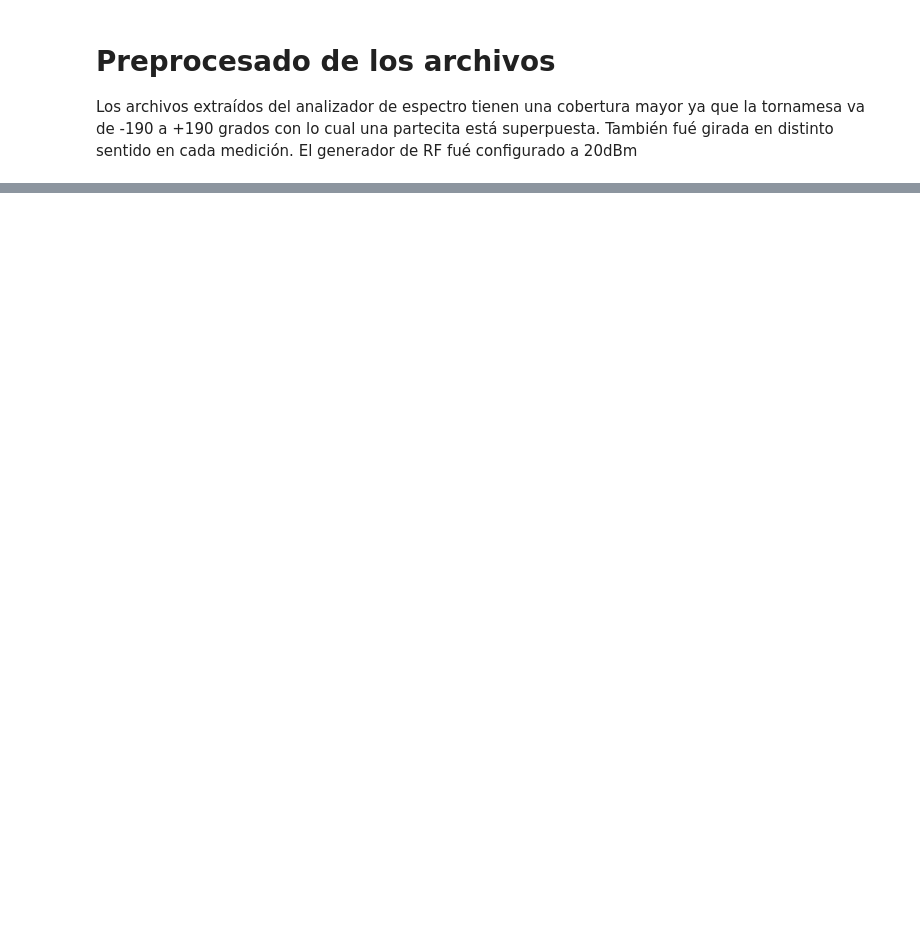
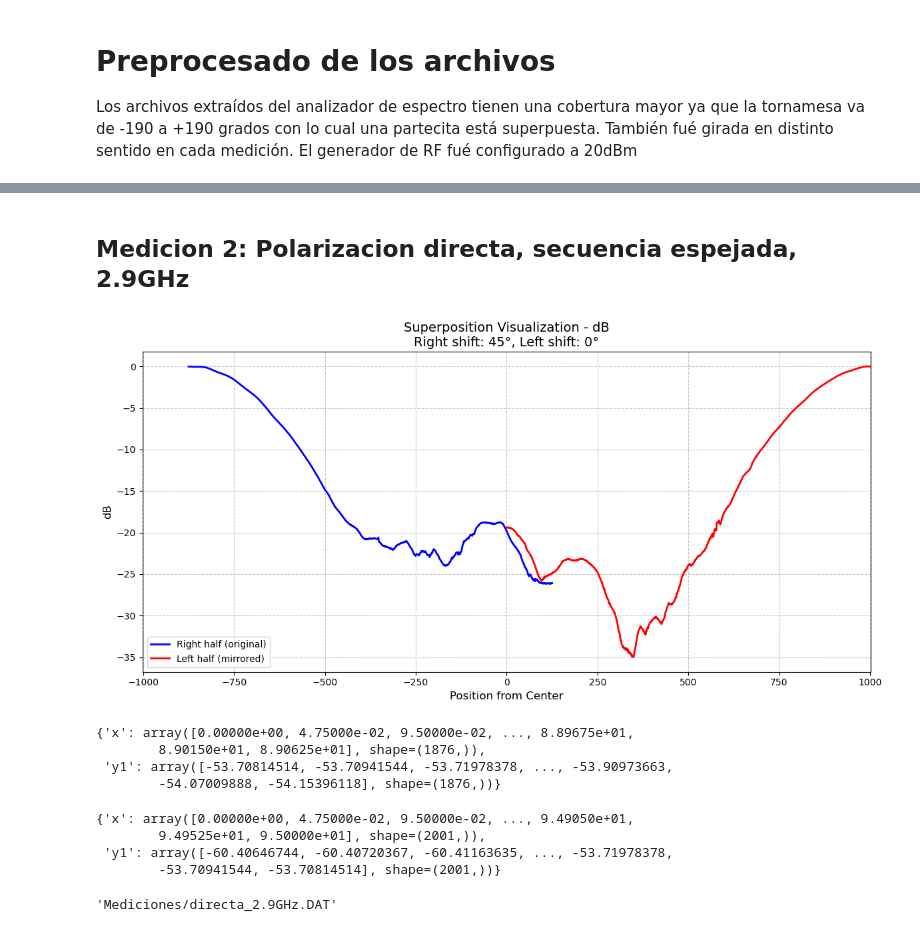
Before and after one commit to SimonAulet/antenas_lab2, a Jupyter notebook: Preprocesado.ipynb, the cells around one changed output, grey strips where cells are left out. Cells and saved outputs as stored; diff of their text form; code cells hidden in the pictures; blank space fills up the shorter version.

```diff
--- a/Preprocesado.ipynb
+++ b/Preprocesado.ipynb
@@ -143,0 +47,20 @@ Voy a superponer dos gráficos para calcular la ganancia
+# %% [markdown]
+## Medicion 2: Polarizacion directa, secuencia espejada, 2.9GHz
+# %%
+crop_data_2 = medicion_2.plot_superposition(left_shift_deg=0, right_shift_deg=45)
+# %% [output]
+[figure, added]
+# %%
+medicion_2.crop_data(**crop_data_2)
+# %% [output]
+{'x': array([0.00000e+00, 4.75000e-02, 9.50000e-02, ..., 8.89675e+01,
+        8.90150e+01, 8.90625e+01], shape=(1876,)),
+ 'y1': array([-53.70814514, -53.70941544, -53.71978378, ..., -53.90973663,
+        -54.07009888, -54.15396118], shape=(1876,))}
+# %%
+medicion_2.mirror_data()
+# %% [output]
+{'x': array([0.00000e+00, 4.75000e-02, 9.50000e-02, ..., 9.49050e+01,
+        9.49525e+01, 9.50000e+01], shape=(2001,)),
+ 'y1': array([-60.40646744, -60.40720367, -60.41163635, ..., -53.71978378,
+        -53.70941544, -53.70814514], shape=(2001,))}
@@ -143,0 +69,4 @@ Voy a superponer dos gráficos para calcular la ganancia
+# %%
+medicion_2.save_processed_data(output_dir='Mediciones/')
+# %% [output]
+'Mediciones/directa_2.9GHz.DAT'
```
Also changed, not shown: parts of 53 cells of this notebook, 8 other files.
